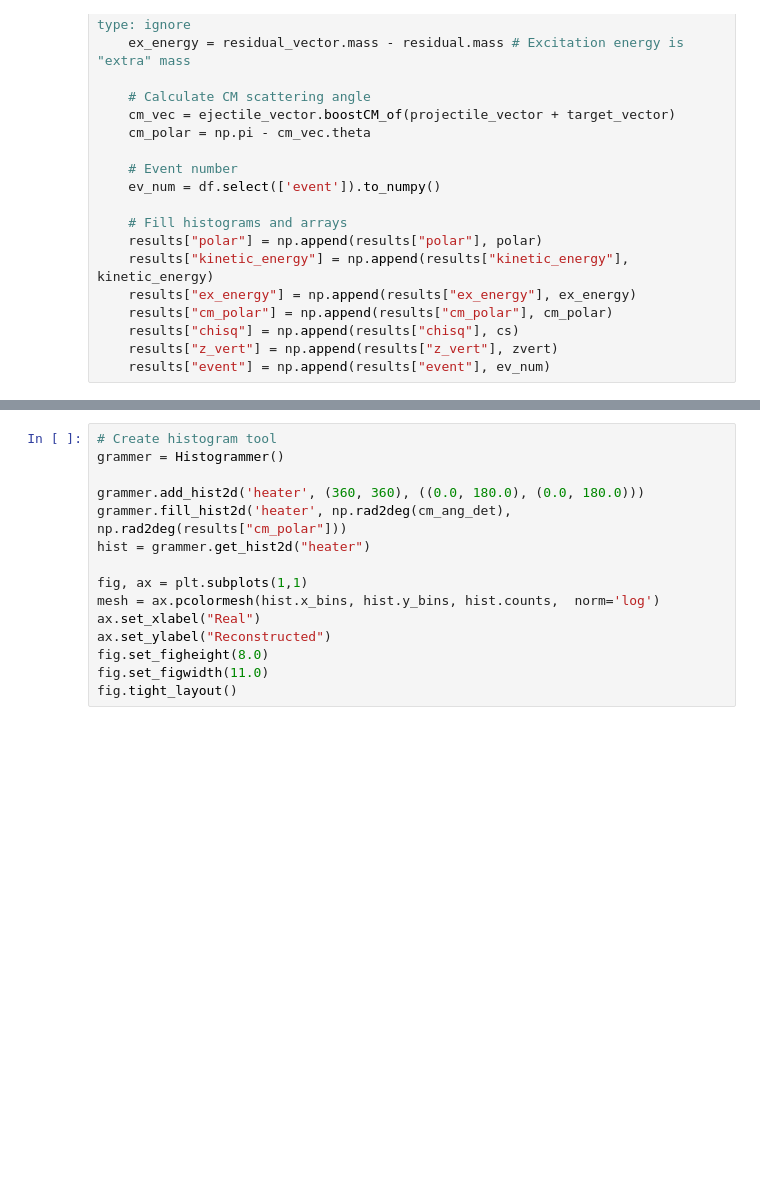
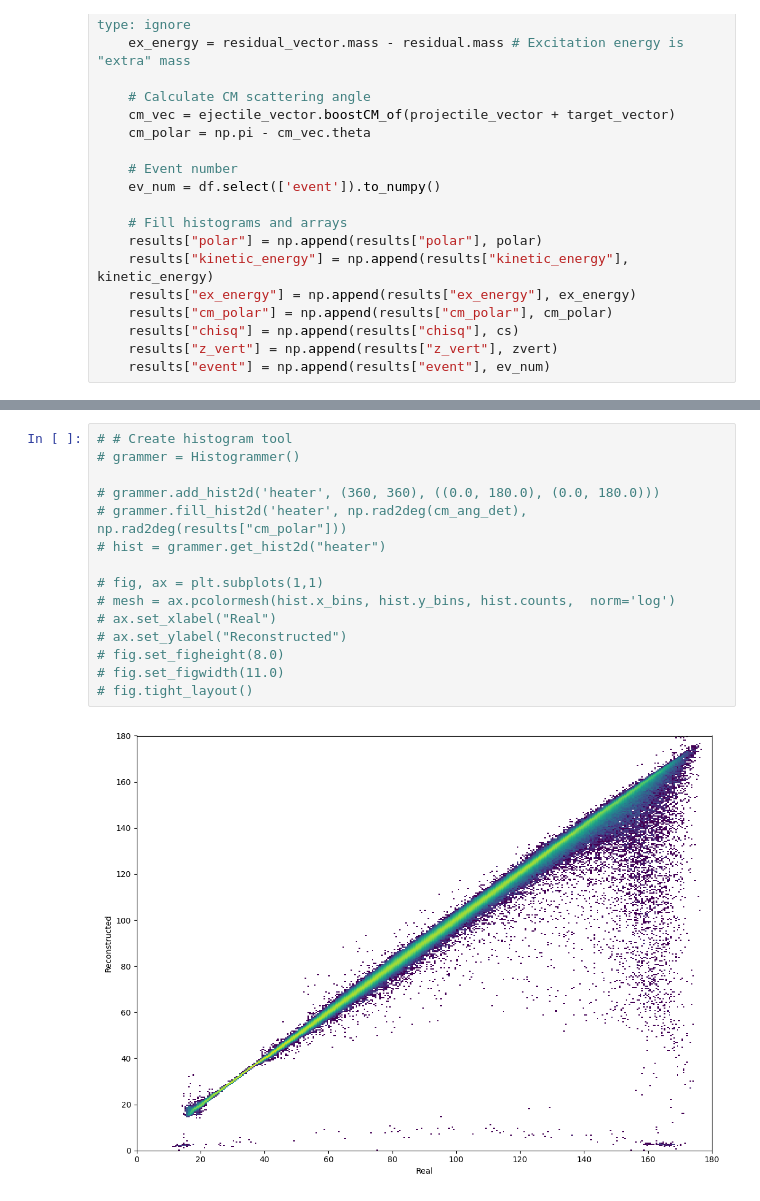
Before and after one commit to sigmanotation/e20009_analysis, a Jupyter notebook: notebooks/sim_ang_heat.ipynb, the cells around one changed output, grey strips where cells are left out. Drawn from its saved outputs; the diff is of its cells as text; blank space fills up the shorter version.

```diff
--- a/notebooks/sim_ang_heat.ipynb
+++ b/notebooks/sim_ang_heat.ipynb
@@ -199,15 +211,17 @@ print(kine_f.select(pl.col('event')).count().collect().item()/4)
 # %%
-# Create histogram tool
-grammer = Histogrammer()
+# # Create histogram tool
+# grammer = Histogrammer()
 
-grammer.add_hist2d('heater', (360, 360), ((0.0, 180.0), (0.0, 180.0)))
-grammer.fill_hist2d('heater', np.rad2deg(cm_ang_det), np.rad2deg(results["cm_polar"]))
-hist = grammer.get_hist2d("heater")
+# grammer.add_hist2d('heater', (360, 360), ((0.0, 180.0), (0.0, 180.0)))
+# grammer.fill_hist2d('heater', np.rad2deg(cm_ang_det), np.rad2deg(results["cm_polar"]))
+# hist = grammer.get_hist2d("heater")
 
-fig, ax = plt.subplots(1,1)
-mesh = ax.pcolormesh(hist.x_bins, hist.y_bins, hist.counts,  norm='log')
-ax.set_xlabel("Real")
-ax.set_ylabel("Reconstructed")
-fig.set_figheight(8.0)
-fig.set_figwidth(11.0)
-fig.tight_layout()
+# fig, ax = plt.subplots(1,1)
+# mesh = ax.pcolormesh(hist.x_bins, hist.y_bins, hist.counts,  norm='log')
+# ax.set_xlabel("Real")
+# ax.set_ylabel("Reconstructed")
+# fig.set_figheight(8.0)
+# fig.set_figwidth(11.0)
+# fig.tight_layout()
+# %% [output]
+[figure, added]
```
Also changed, not shown: parts of 4 cells of this notebook, 3 other files.
